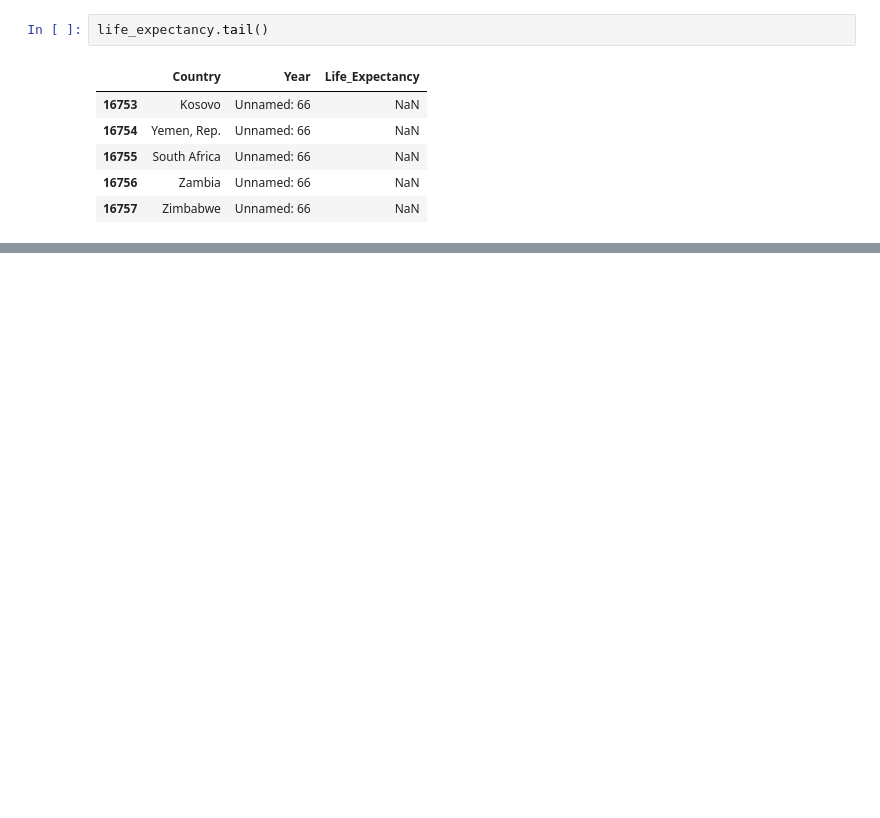
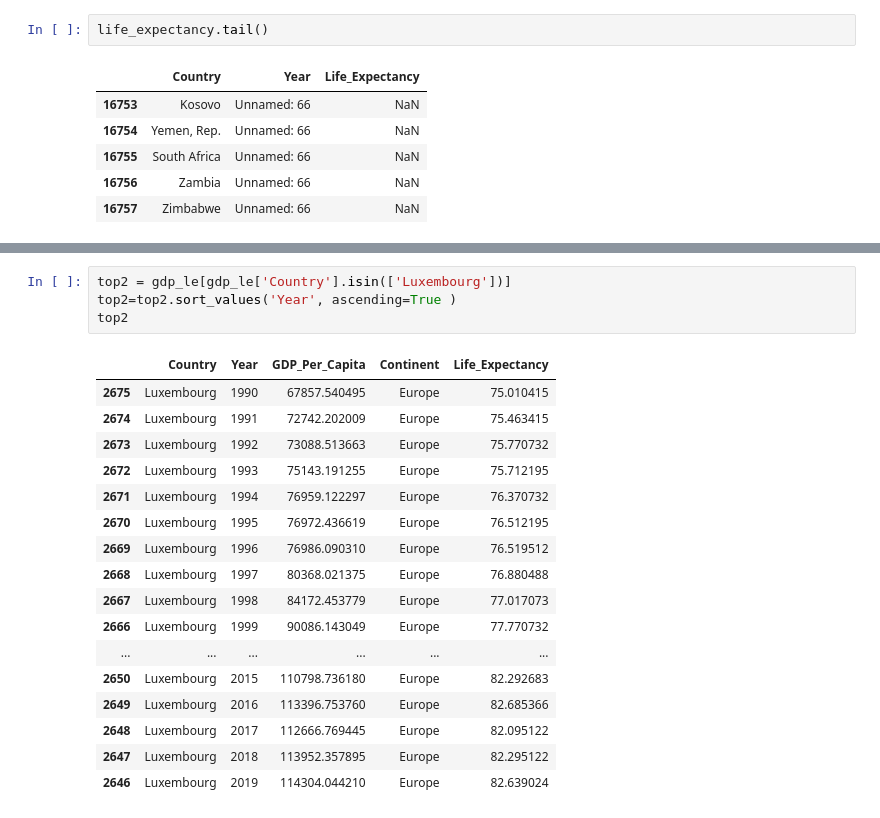
Before and after one commit to nss-data-science-cohort-6/un_data_question-RodNSS, a Jupyter notebook: notebooks/UN_Data_Exploration.ipynb, the cells around one changed output, grey strips where cells are left out. Cells and saved outputs as stored; diff of their text form; blank space fills up the shorter version.

```diff
--- a/notebooks/UN_Data_Exploration.ipynb
+++ b/notebooks/UN_Data_Exploration.ipynb
@@ -686,0 +799,22 @@ life_expectancy.tail()
+# %%
+top2 = gdp_le[gdp_le['Country'].isin(['Luxembourg'])]
+top2=top2.sort_values('Year', ascending=True )
+top2
+# %% [output]
+|  | Country | Year | GDP_Per_Capita | Continent | Life_Expectancy |
+| 2675 | Luxembourg | 1990 | 67857.540495 | Europe | 75.010415 |
+| 2674 | Luxembourg | 1991 | 72742.202009 | Europe | 75.463415 |
+| 2673 | Luxembourg | 1992 | 73088.513663 | Europe | 75.770732 |
+| 2672 | Luxembourg | 1993 | 75143.191255 | Europe | 75.712195 |
+| 2671 | Luxembourg | 1994 | 76959.122297 | Europe | 76.370732 |
+| 2670 | Luxembourg | 1995 | 76972.436619 | Europe | 76.512195 |
+| 2669 | Luxembourg | 1996 | 76986.090310 | Europe | 76.519512 |
+| 2668 | Luxembourg | 1997 | 80368.021375 | Europe | 76.880488 |
+| 2667 | Luxembourg | 1998 | 84172.453779 | Europe | 77.017073 |
+| 2666 | Luxembourg | 1999 | 90086.143049 | Europe | 77.770732 |
+| ... | ... | ... | ... | ... | ... |
+| 2650 | Luxembourg | 2015 | 110798.736180 | Europe | 82.292683 |
+| 2649 | Luxembourg | 2016 | 113396.753760 | Europe | 82.685366 |
+| 2648 | Luxembourg | 2017 | 112666.769445 | Europe | 82.095122 |
+| 2647 | Luxembourg | 2018 | 113952.357895 | Europe | 82.295122 |
+| 2646 | Luxembourg | 2019 | 114304.044210 | Europe | 82.639024 |
```
Also changed, not shown: parts of 23 cells of this notebook.
